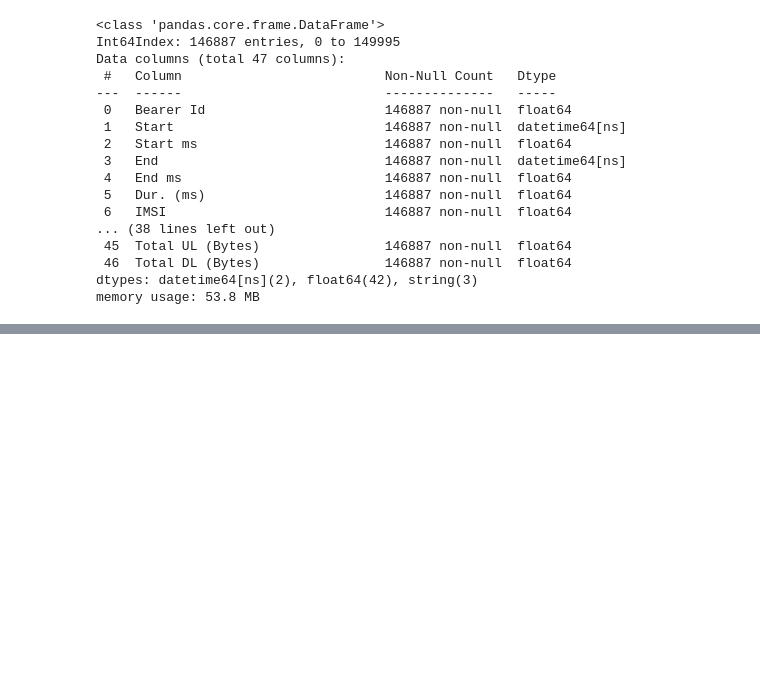
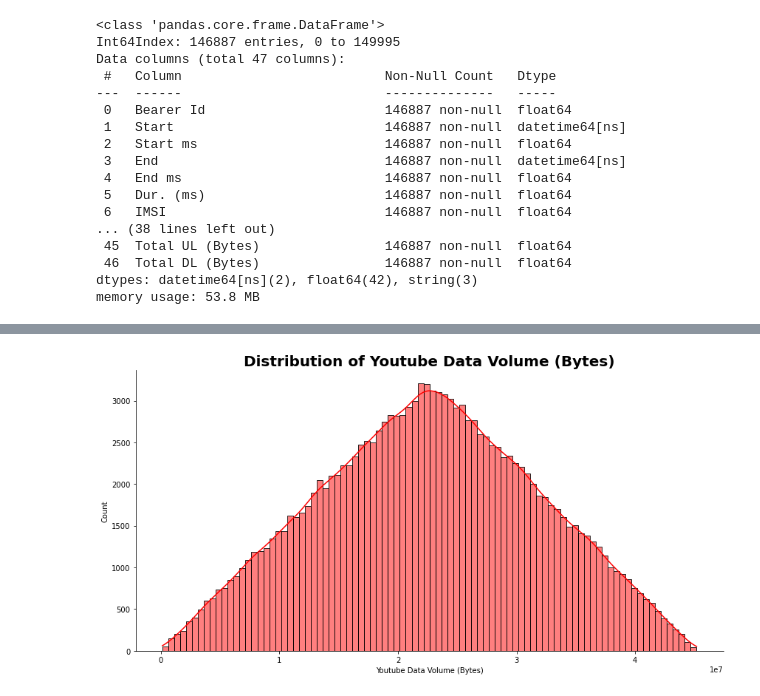
Before and after one commit to hewanm/Telecommunication_Data_Analysis, a Jupyter notebook: User_Overview_analysis.ipynb, the cells around one changed output, grey strips where cells are left out. Saved outputs shown, nothing was run; the diff lists cells and outputs as text; code cells hidden in the pictures; blank space fills up the shorter version.

```diff
--- a/User_Overview_analysis.ipynb
+++ b/User_Overview_analysis.ipynb
@@ -431,0 +641,4 @@ db.to_csv('data/preprocessed_data.csv')
+# %%
+plot_hist(db, 'Youtube Data Volume (Bytes)', 'Red')
+# %% [output]
+[figure, added]
```
Also changed, not shown: parts of 38 cells of this notebook, 5 other files.
